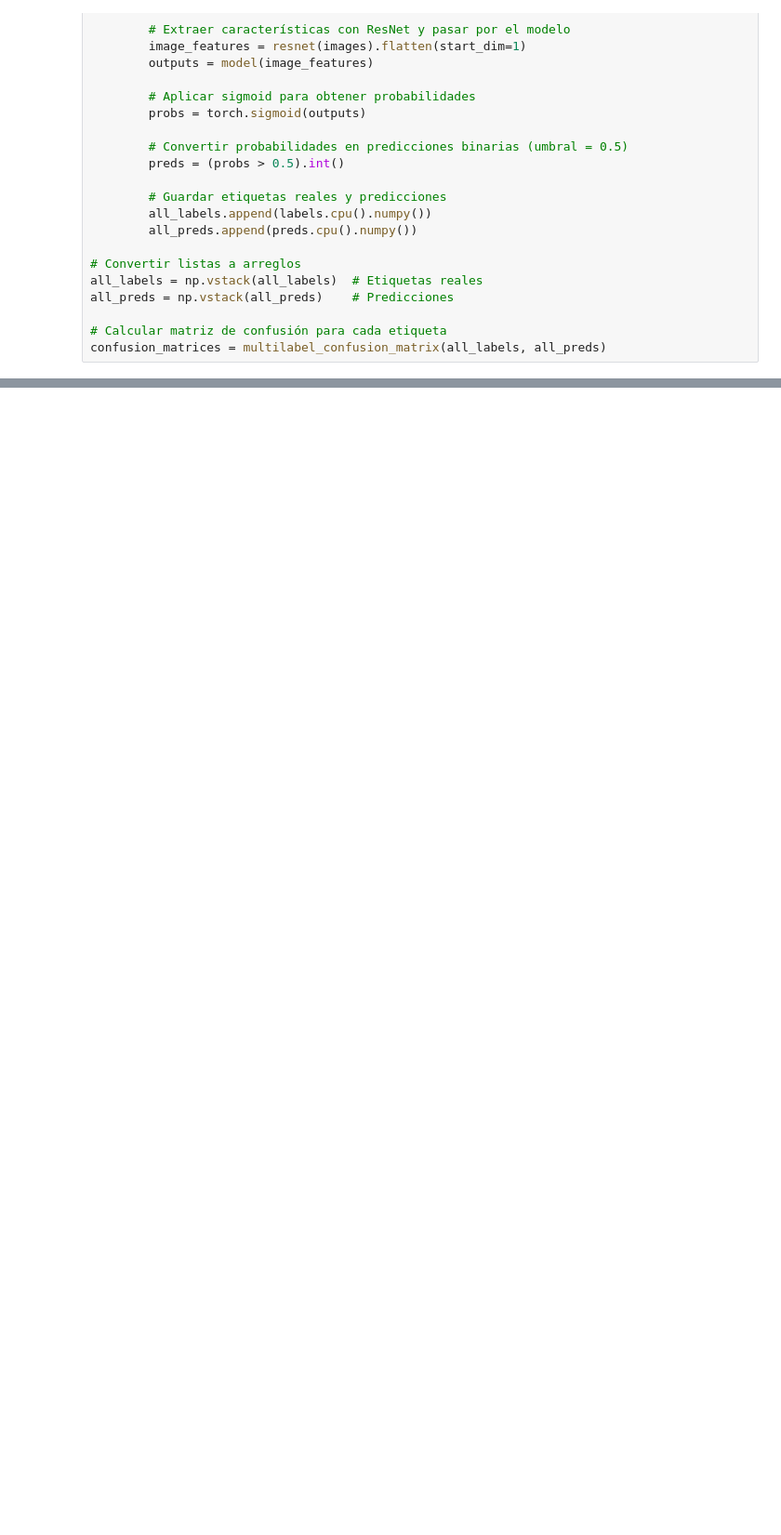
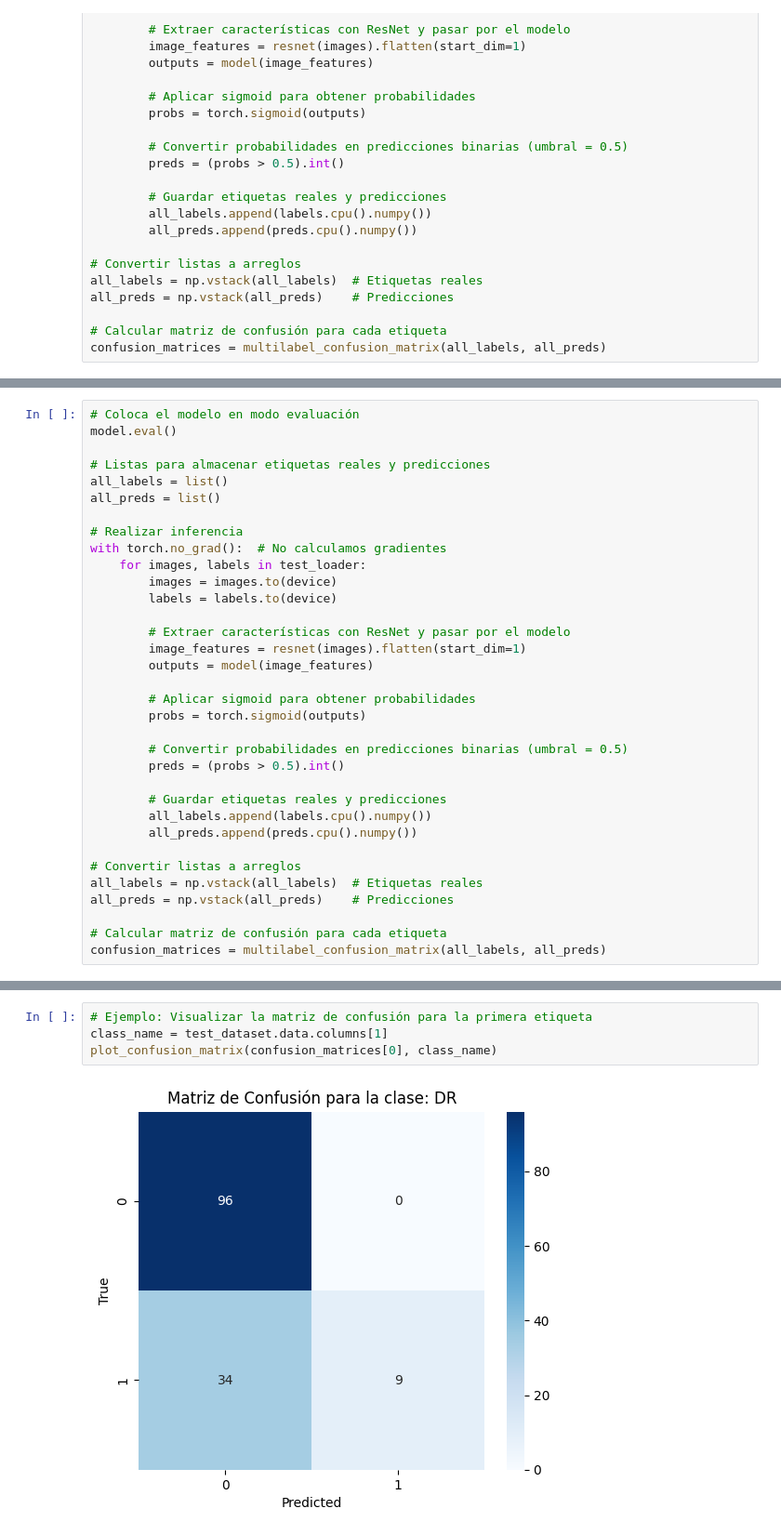
Before and after one commit to nxost/Transformer_AdapAttention, a Jupyter notebook: src/model2.ipynb, the cells around one changed output, grey strips where cells are left out. Shown: that part at 93% size. Cells and saved outputs as stored; diff of their text form; blank space fills up the shorter version.

```diff
--- a/src/model2.ipynb
+++ b/src/model2.ipynb
@@ -248,0 +312,34 @@ plot_confusion_matrix(confusion_matrices[0], class_name)
+# %%
+# Coloca el modelo en modo evaluación
+model.eval()
+
+# Listas para almacenar etiquetas reales y predicciones
+all_labels = list()
+all_preds = list()
+
+# Realizar inferencia
+with torch.no_grad():  # No calculamos gradientes
+    for images, labels in test_loader:
+        images = images.to(device)
+        labels = labels.to(device)
+
+        # Extraer características con ResNet y pasar por el modelo
+        image_features = resnet(images).flatten(start_dim=1)
+        outputs = model(image_features)
+
+        # Aplicar sigmoid para obtener probabilidades
+        probs = torch.sigmoid(outputs)
+
+        # Convertir probabilidades en predicciones binarias (umbral = 0.5)
+        preds = (probs > 0.5).int()
+
+        # Guardar etiquetas reales y predicciones
+        all_labels.append(labels.cpu().numpy())
+        all_preds.append(preds.cpu().numpy())
+
+# Convertir listas a arreglos
+all_labels = np.vstack(all_labels)  # Etiquetas reales
+all_preds = np.vstack(all_preds)    # Predicciones
+
+# Calcular matriz de confusión para cada etiqueta
+confusion_matrices = multilabel_confusion_matrix(all_labels, all_preds)
@@ -248,0 +368,6 @@ plot_confusion_matrix(confusion_matrices[0], class_name)
+# %%
+# Ejemplo: Visualizar la matriz de confusión para la primera etiqueta
+class_name = test_dataset.data.columns[1]
+plot_confusion_matrix(confusion_matrices[0], class_name)
+# %% [output]
+[figure, added]
```
Also changed, not shown: parts of 13 cells of this notebook, 1 other file.
